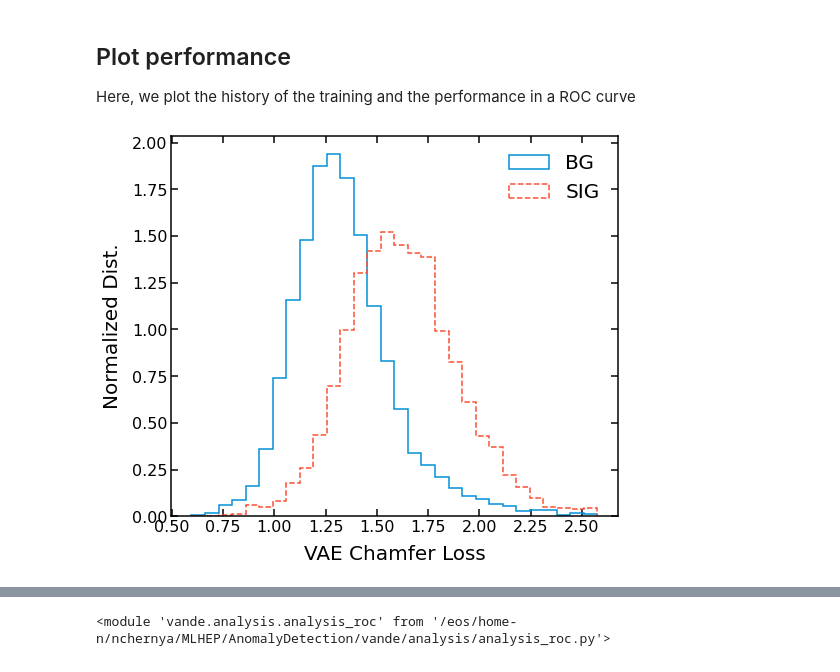
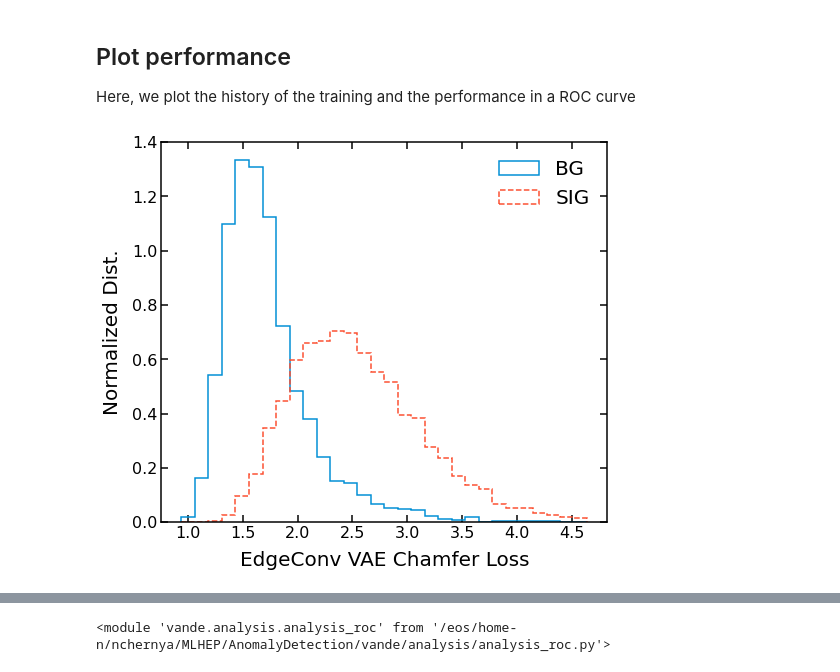
Before and after one commit to nadya-chernyavskaya/ADgvae, a Jupyter notebook: notebooks/EdgeGraphConvAE_offline.ipynb, the cells around one changed output, grey strips where cells are left out. Saved outputs shown, nothing was run; the diff lists cells and outputs as text; code cells hidden in the pictures.

Commit message:
working edgeconv vae roc 89

```diff
--- a/notebooks/EdgeGraphConvAE_offline.ipynb
+++ b/notebooks/EdgeGraphConvAE_offline.ipynb
@@ -162,7 +162,7 @@ reload(models)
 nhidden = 10 #int(nodes_n*feat_sz/10)
 
 k=7
-ae = models.EdgeConvAutoEncoder(nodes_n=nodes_n, feat_sz=feat_sz, k_neighbors=k, activation=LeakyReLU(alpha=0.1),latent_dim=nhidden)
-#vae = models.EdgeConvVariationalAutoEncoder(nodes_n=nodes_n, feat_sz=feat_sz,k_neighbors=k, activation=LeakyReLU(alpha=0.1),
-                                #latent_dim=nhidden,beta_kl=10,kl_warmup_time=5)
+#ae = models.EdgeConvAutoEncoder(nodes_n=nodes_n, feat_sz=feat_sz, k_neighbors=k, activation=LeakyReLU(alpha=0.1),latent_dim=nhidden)
+vae = models.EdgeConvVariationalAutoEncoder(nodes_n=nodes_n, feat_sz=feat_sz,k_neighbors=k, activation=LeakyReLU(alpha=0.1),
+                                latent_dim=nhidden,beta_kl=10,kl_warmup_time=5)
 # %% [output]
@@ -191,8 +191,8 @@ from tensorflow.keras.callbacks import EarlyStopping, ModelCheckpoint, ReduceLRO
 import setGPU
 
 optim = Adam(learning_rate=0.001)
-ae.compile(optimizer=optim, run_eagerly=True)
-#vae.compile(optimizer=optim, run_eagerly=True)
+#ae.compile(optimizer=optim, run_eagerly=True)
+vae.compile(optimizer=optim, run_eagerly=True)
 # %%
 # early stopping callback
 es = EarlyStopping(monitor='val_loss', patience=5,verbose=2)
@@ -214,13 +214,13 @@ print("point_feats shape= ",particles_bg.shape)
 print("edge_feats shape= ",edge_feats_train.shape)
 
 #vae or ae
-history = ae.fit((particles_bg, edge_feats_train) , particles_bg,
+history = vae.fit((particles_bg, edge_feats_train) , particles_bg,
                     validation_data = ((particles_bg_valid, edge_feats_valid) , particles_bg_valid),
                     epochs=40,
                     batch_size=256,
                     verbose=1,
-                    callbacks=[es,ls]) #,kl_beta_callback
-                  #  callbacks=[es,ls,kl_beta_callback])
+                   # callbacks=[es,ls]) #,kl_beta_callback
+                    callbacks=[es,ls,kl_beta_callback])
 # %% [output]
 point_feats shape=  (49920, 50, 3)
 edge_feats shape=  (49920, 50, 21)
@@ -251,6 +251,6 @@ Y_sig_predict = ae.predict([particles_sig,edge_feats_sig])
 # %%
-#Y_bg_predict, _, _, _ = vae.predict((particles_bg_test,edge_feats_bg_test))
-#Y_sig_predict, _, _, _ = vae.predict((particles_sig,edge_feats_sig))
+Y_bg_predict, _, _, _ = vae.predict((particles_bg_test,edge_feats_bg_test))
+Y_sig_predict, _, _, _ = vae.predict((particles_sig,edge_feats_sig))
 # %% [markdown]
 ## Plot performance
 Here, we plot the history of the training and the performance in a ROC curve
@@ -258,26 +258,29 @@ Here, we plot the history of the training and the performance in a ROC curve
 loss_bg = losses.threeD_loss_manual(particles_bg_test,Y_bg_predict)
 loss_sig = losses.threeD_loss_manual(particles_sig,Y_sig_predict)
 # %%
+figures_save = 'reco_edgeconv_vae_roc80'
+fig_dir = '/eos/user/n/nchernya/MLHEP/AnomalyDetection/ADgvae/figs/'
+
 plt.style.use('/eos/user/n/nchernya/MLHEP/AnomalyDetection/ADgvae/utils/adfigstyle.mplstyle')
 
 max_score = np.quantile(loss_sig,0.99)#,np.max(loss_bg_dist))
 min_score = np.min(loss_bg)#,np.max(loss_bg_dist))
 bins = 30
 # plot BG
 plt.figure()
 plt.hist(loss_bg, bins=bins, label='BG', density=True, range=(min_score, max_score),
          histtype='step', fill=False, linewidth=1.5)
 plt.hist(loss_sig, bins=bins, label='SIG', density=True, range=(min_score, max_score),
          histtype='step', linestyle='--',fill=False, linewidth=1.5)
 #plt.semilogy()
-plt.xlabel("VAE Chamfer Loss")
+plt.xlabel("EdgeConv VAE Chamfer Loss")
 plt.ylabel("Normalized Dist.")
 plt.legend(loc='upper right')
-savename = '/eos/user/n/nchernya/MLHEP/AnomalyDetection/ADgvae/figs/reco_edgeconv_ae_test.pdf'
+savename = fig_dir+'loss_{}.pdf'.format(figures_save)
 plt.savefig(savename)
 plt.show()
 # %% [output]
-[figure, old version]
+[figure, new version]
 # %%
 plt.style.use('/eos/user/n/nchernya/MLHEP/AnomalyDetection/ADgvae/utils/adfigstyle.mplstyle')
 for i in range(0,len(feats)):
```
Also changed, not shown: parts of 5 cells of this notebook.
